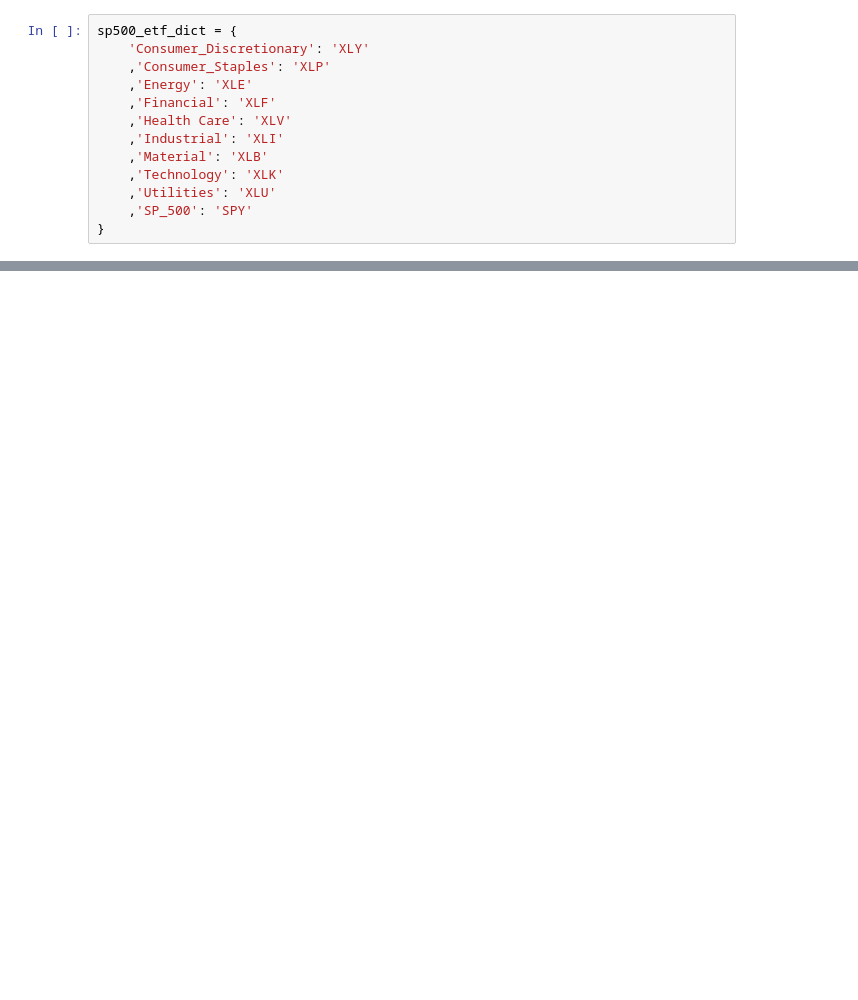
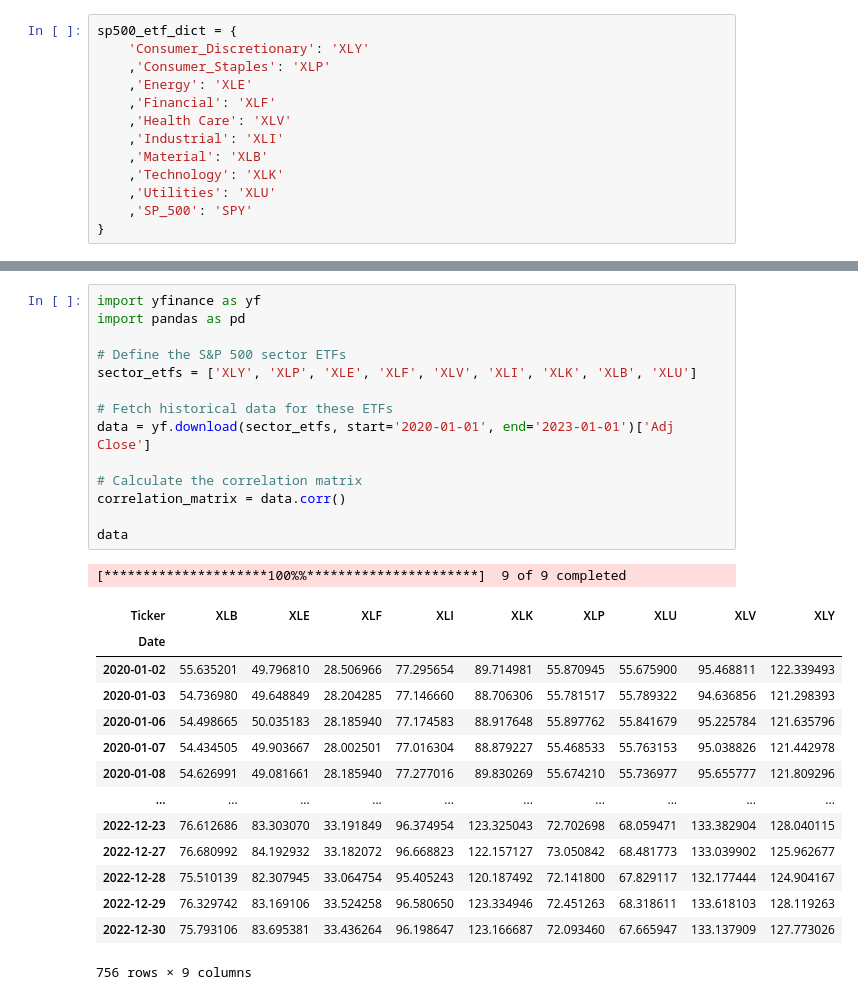
Before and after one commit to tangj310/Inv_equity, a Jupyter notebook: 02_sp500_sector_corr/sp500_sector_corr.ipynb, the cells around one changed output, grey strips where cells are left out. Drawn from its saved outputs; the diff is of its cells as text; blank space fills up the shorter version.

```diff
--- a/02_sp500_sector_corr/sp500_sector_corr.ipynb
+++ b/02_sp500_sector_corr/sp500_sector_corr.ipynb
@@ -146,0 +159,30 @@ for index, value in enumerate(df_closing_prices_sub.index): # need +1 for to inc
+# %%
+import yfinance as yf
+import pandas as pd
+
+# Define the S&P 500 sector ETFs
+sector_etfs = ['XLY', 'XLP', 'XLE', 'XLF', 'XLV', 'XLI', 'XLK', 'XLB', 'XLU']
+
+# Fetch historical data for these ETFs
+data = yf.download(sector_etfs, start='2020-01-01', end='2023-01-01')['Adj Close']
+
+# Calculate the correlation matrix
+correlation_matrix = data.corr()
+
+data
+# %% [output]
+[*********************100%%**********************]  9 of 9 completed
+| Ticker | XLB | XLE | XLF | XLI | XLK | XLP | XLU | XLV | XLY |
+| Date |  |  |  |  |  |  |  |  |  |
+| 2020-01-02 | 55.635201 | 49.796810 | 28.506966 | 77.295654 | 89.714981 | 55.870945 | 55.675900 | 95.468811 | 122.339493 |
+| 2020-01-03 | 54.736980 | 49.648849 | 28.204285 | 77.146660 | 88.706306 | 55.781517 | 55.789322 | 94.636856 | 121.298393 |
+| 2020-01-06 | 54.498665 | 50.035183 | 28.185940 | 77.174583 | 88.917648 | 55.897762 | 55.841679 | 95.225784 | 121.635796 |
+| 2020-01-07 | 54.434505 | 49.903667 | 28.002501 | 77.016304 | 88.879227 | 55.468533 | 55.763153 | 95.038826 | 121.442978 |
+| 2020-01-08 | 54.626991 | 49.081661 | 28.185940 | 77.277016 | 89.830269 | 55.674210 | 55.736977 | 95.655777 | 121.809296 |
+| ... | ... | ... | ... | ... | ... | ... | ... | ... | ... |
+| 2022-12-23 | 76.612686 | 83.303070 | 33.191849 | 96.374954 | 123.325043 | 72.702698 | 68.059471 | 133.382904 | 128.040115 |
+| 2022-12-27 | 76.680992 | 84.192932 | 33.182072 | 96.668823 | 122.157127 | 73.050842 | 68.481773 | 133.039902 | 125.962677 |
+| 2022-12-28 | 75.510139 | 82.307945 | 33.064754 | 95.405243 | 120.187492 | 72.141800 | 67.829117 | 132.177444 | 124.904167 |
+| 2022-12-29 | 76.329742 | 83.169106 | 33.524258 | 96.580650 | 123.334946 | 72.451263 | 68.318611 | 133.618103 | 128.119263 |
+| 2022-12-30 | 75.793106 | 83.695381 | 33.436264 | 96.198647 | 123.166687 | 72.093460 | 67.665947 | 133.137909 | 127.773026 |
+756 rows × 9 columns
```
Also changed, not shown: parts of 3 cells of this notebook, 1 other file.
